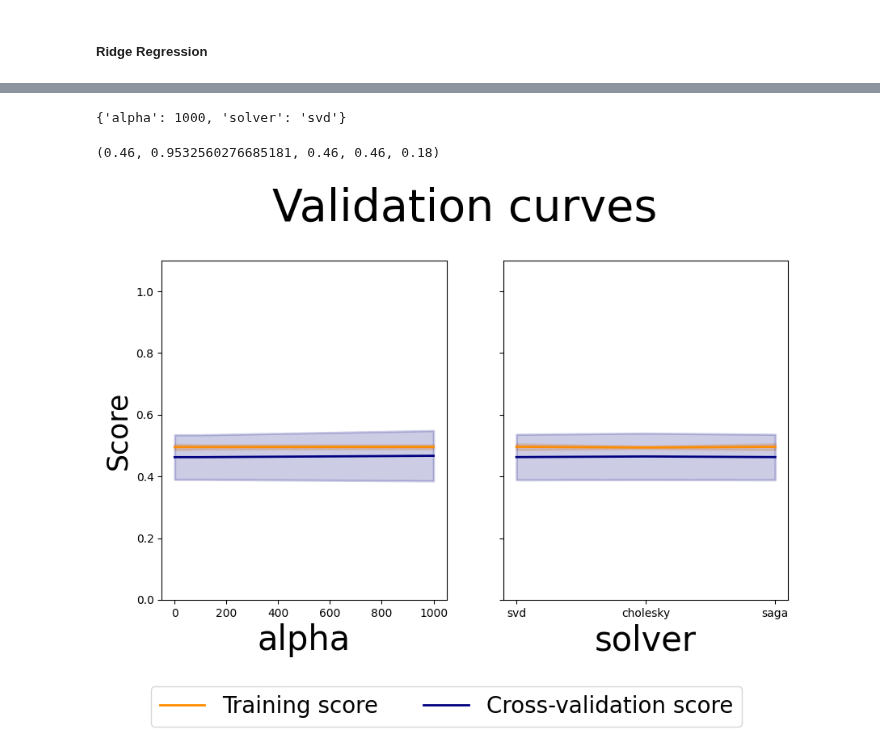
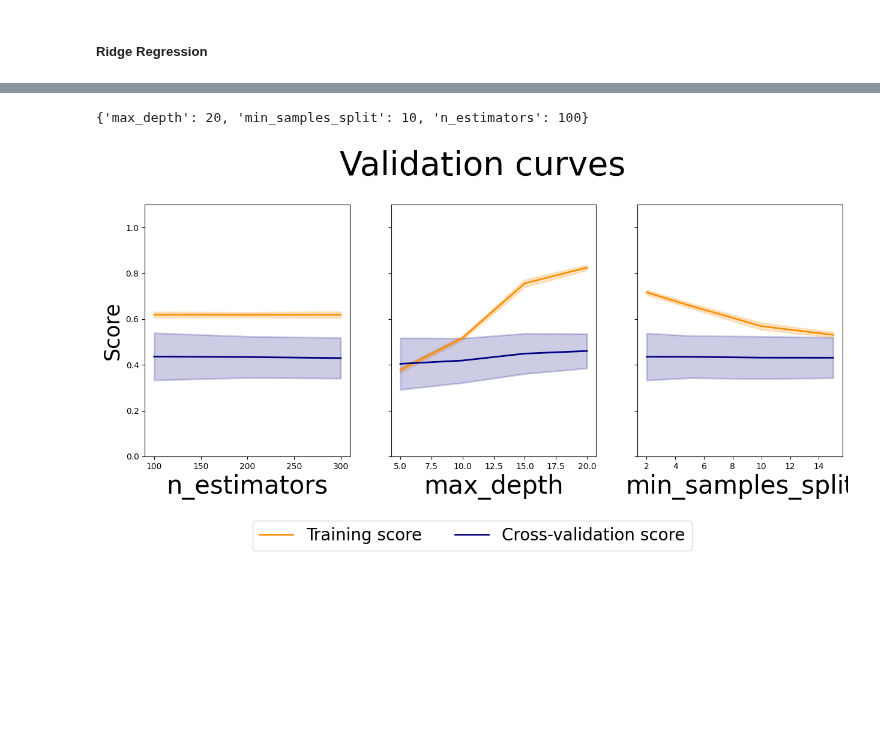
Before and after one commit to Nipun-Gupta26/ML-Project, a Jupyter notebook: find_cv_params/random_forest_classifier/rf_classifier.ipynb, the cells around one changed output, grey strips where cells are left out. Saved outputs shown, nothing was run; the diff lists cells and outputs as text; code cells hidden in the pictures; blank space fills up the shorter version.

Commit message:
rfClassifier

```diff
--- a/find_cv_params/random_forest_classifier/rf_classifier.ipynb
+++ b/find_cv_params/random_forest_classifier/rf_classifier.ipynb
@@ -192,14 +158,10 @@ Fitting 3 folds for each of 15 candidates, totalling 45 fits
-# %%
-ridge.ridge_params
-# %% [output]
-{'alpha': 1000, 'solver': 'svd'}
+# %%
+rfClassifier.rf_params
+# %% [output]
+{'max_depth': 20, 'min_samples_split': 10, 'n_estimators': 100}
 # %%
-ridge.fit_ridge(df_train.drop(columns = ['results_points']), df_train['results_points'])
+rfClassifier.fit_rf(df_train.drop(columns = ['results_points']), df_train['results_positionOrder'])
-# %%
-get_metrics(ridge.model, df_test.drop(columns = ['results_points']), df_test['results_points'])
-# %% [output]
-(0.46, 0.9532560276685181, 0.46, 0.46, 0.18)
 # %%
-plot_cv_results(ridge.model_cv, ridge.hyper_params[0])
+plot_cv_results(rfClassifier.model_cv, rfClassifier.hyper_params[0])
 # %% [output]
-[figure, old version]
+[figure, new version]
```
Also changed, not shown: parts of 2 cells of this notebook, 1 other file.
